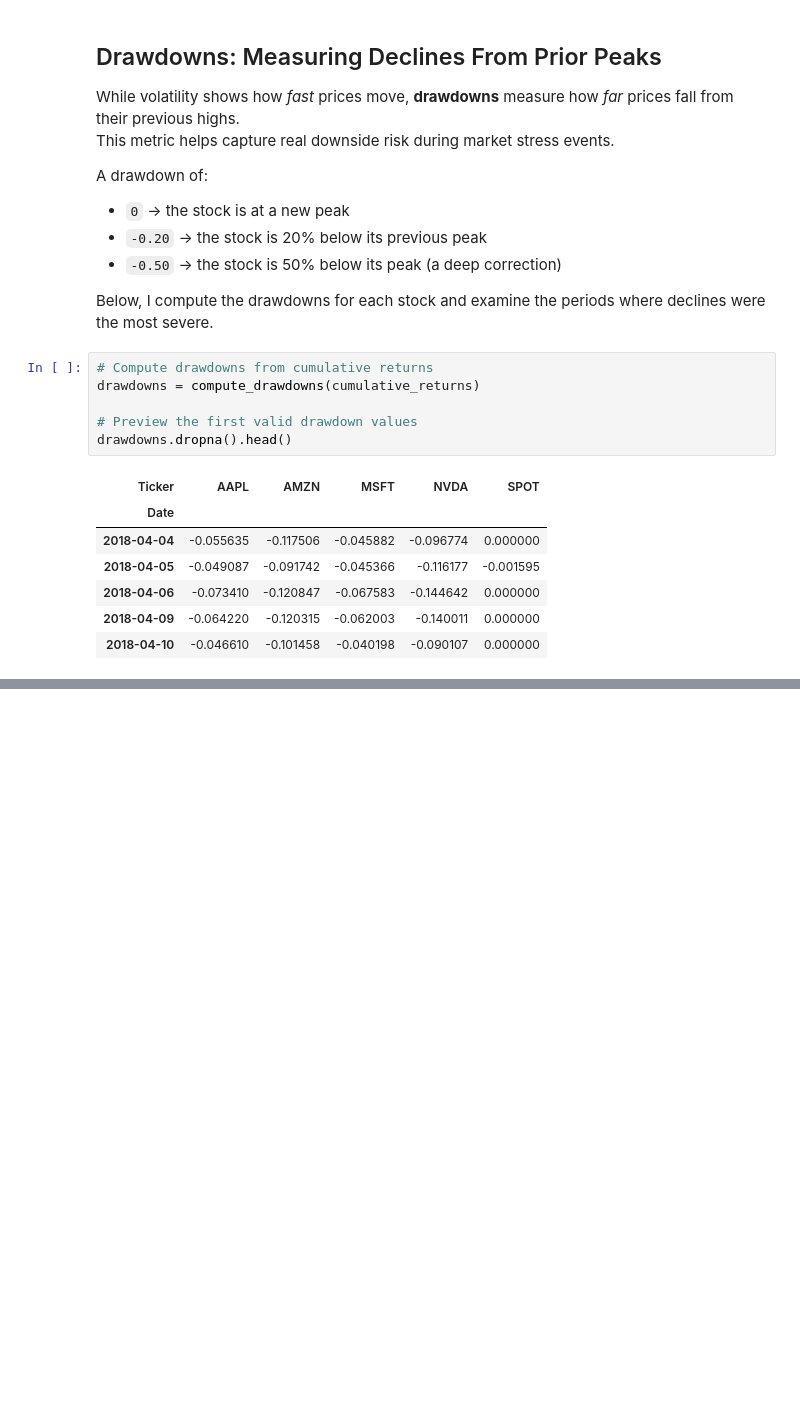
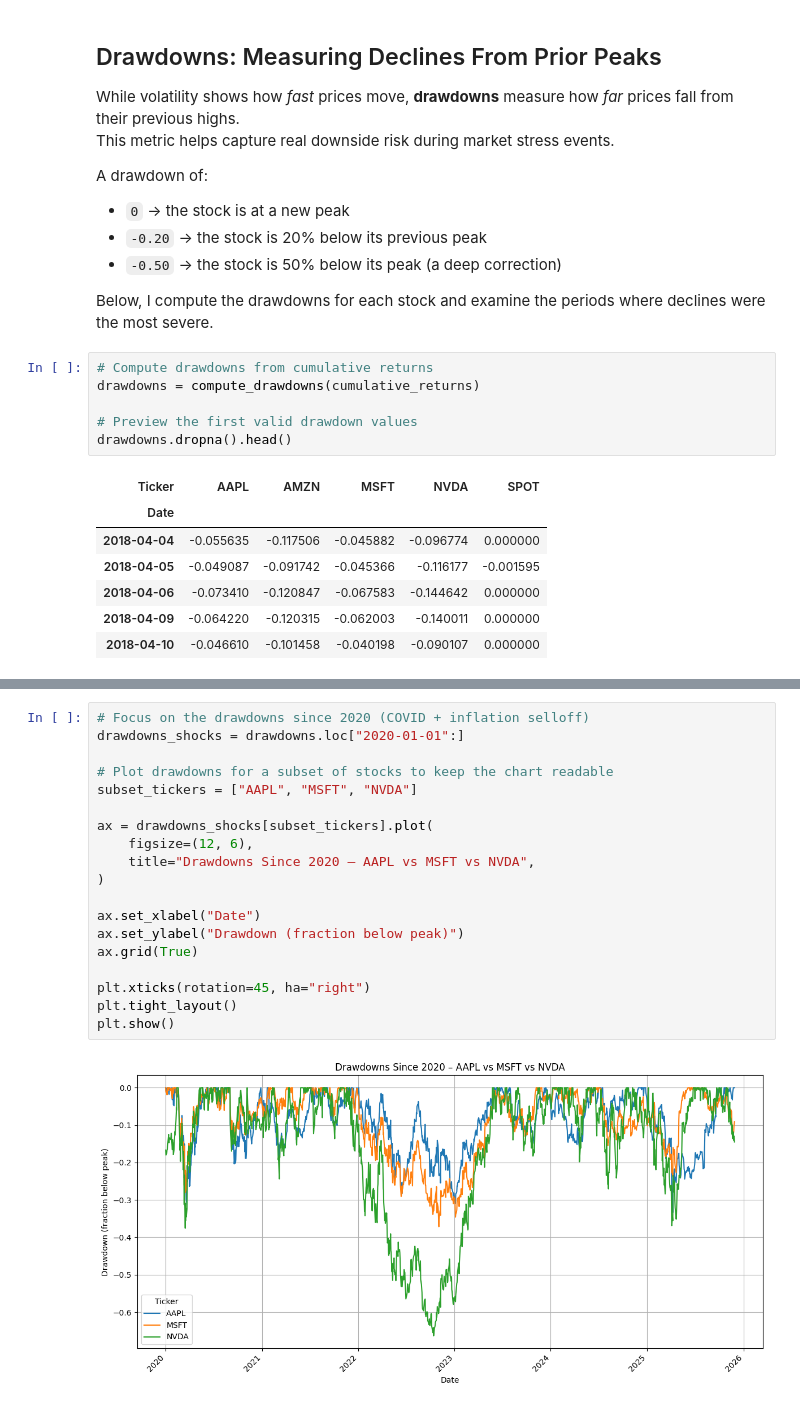
Before and after one commit to arevikosipyan/techquake, a Jupyter notebook: presentation/techquake.ipynb, the cells around one changed output, grey strips where cells are left out. Saved outputs shown, nothing was run; the diff lists cells and outputs as text; blank space fills up the shorter version.

Commit message:
Add drawdown visualizations and a maximum drawdown summary table with an explanation

```diff
--- a/presentation/techquake.ipynb
+++ b/presentation/techquake.ipynb
@@ -376,0 +384,21 @@ drawdowns.dropna().head()
+# %%
+# Focus on the drawdowns since 2020 (COVID + inflation selloff)
+drawdowns_shocks = drawdowns.loc["2020-01-01":]
+
+# Plot drawdowns for a subset of stocks to keep the chart readable
+subset_tickers = ["AAPL", "MSFT", "NVDA"]
+
+ax = drawdowns_shocks[subset_tickers].plot(
+    figsize=(12, 6),
+    title="Drawdowns Since 2020 – AAPL vs MSFT vs NVDA",
+)
+
+ax.set_xlabel("Date")
+ax.set_ylabel("Drawdown (fraction below peak)")
+ax.grid(True)
+
+plt.xticks(rotation=45, ha="right")
+plt.tight_layout()
+plt.show()
+# %% [output]
+[figure, added]
```
Also changed, not shown: parts of 6 cells of this notebook.
